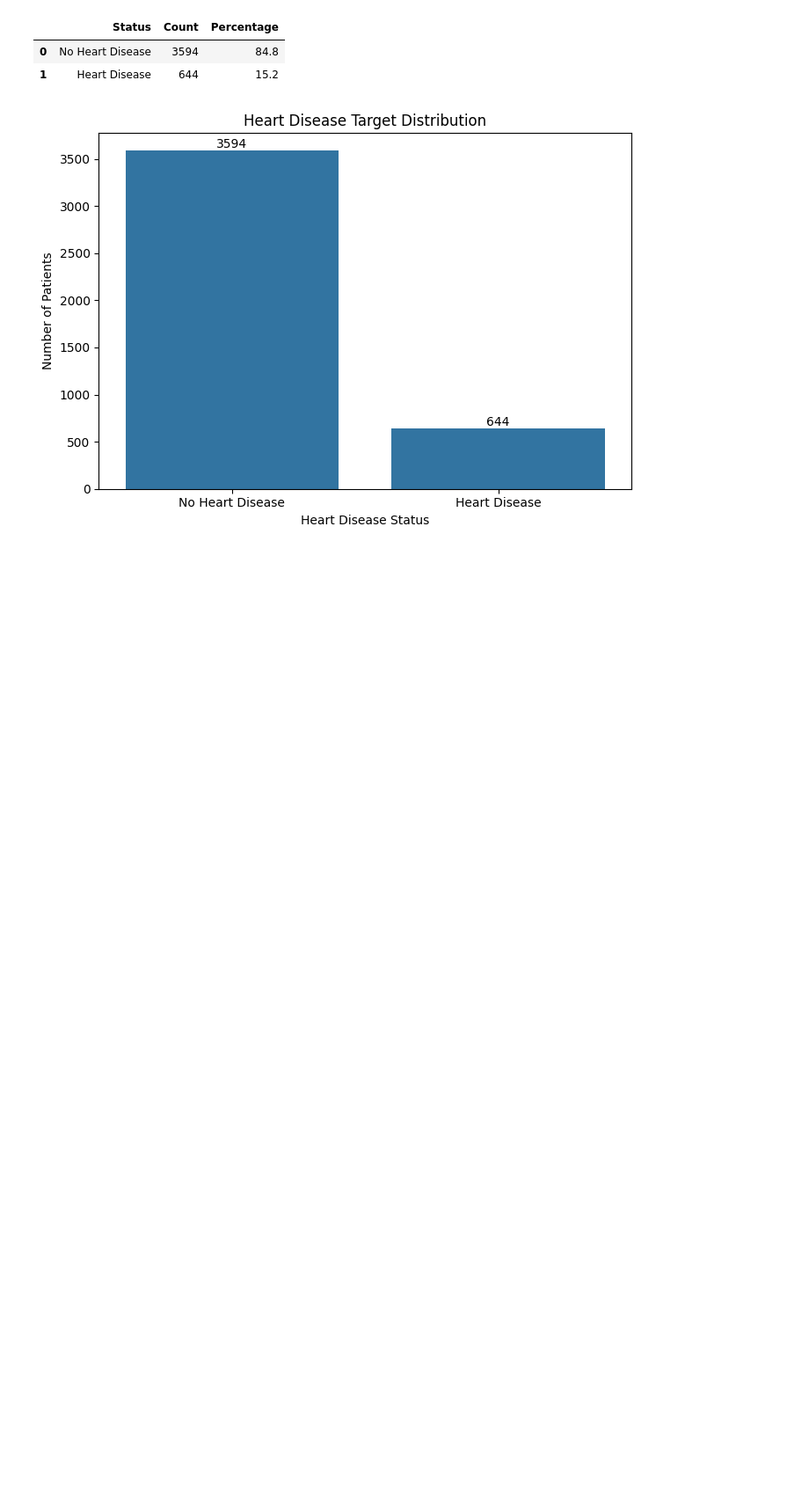
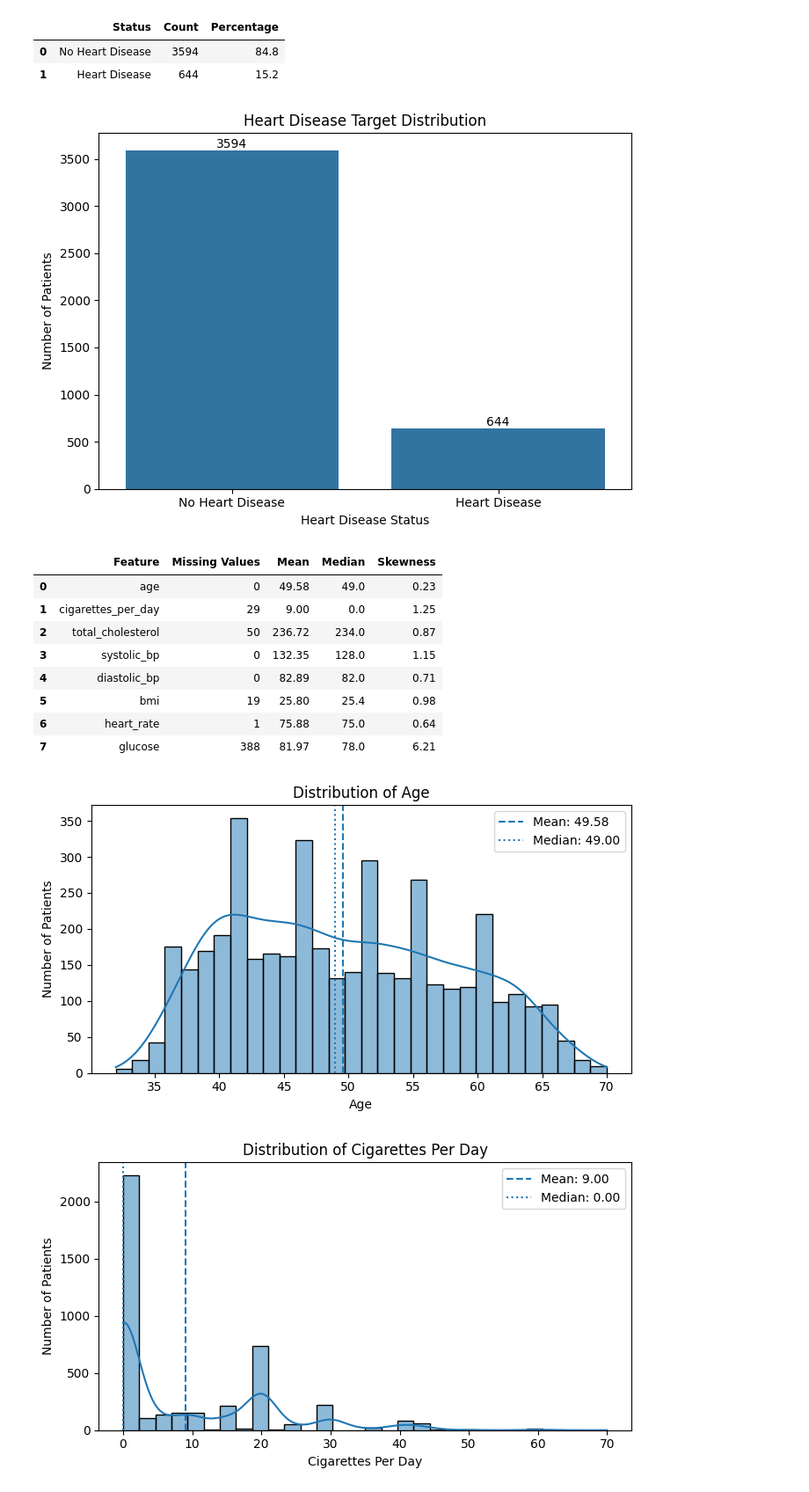
Before and after one commit to SMCodeX7/Heart-Disease-Classification, a Jupyter notebook: notebooks/03-EDA.ipynb, the cells around one changed output. Shown at 88% size. Cells and saved outputs as stored; diff of their text form; code cells hidden in the pictures; blank space fills up the shorter version.

Commit message:
Analyze numerical feature distributions

```diff
--- a/notebooks/03-EDA.ipynb
+++ b/notebooks/03-EDA.ipynb
@@ -96,3 +96,79 @@ plt.show()
 | 0 | No Heart Disease | 3594 | 84.8 |
 | 1 | Heart Disease | 644 | 15.2 |
 [figure]
+# %%
+continuous_columns = [
+    "age",
+    "cigarettes_per_day",
+    "total_cholesterol",
+    "systolic_bp",
+    "diastolic_bp",
+    "bmi",
+    "heart_rate",
+    "glucose"
+]
+
+distribution_summary = pd.DataFrame({
+    "Feature": continuous_columns,
+    "Missing Values": [
+        int(df[column].isna().sum())
+        for column in continuous_columns
+    ],
+    "Mean": [
+        round(df[column].mean(), 2)
+        for column in continuous_columns
+    ],
+    "Median": [
+        round(df[column].median(), 2)
+        for column in continuous_columns
+    ],
+    "Skewness": [
+        round(df[column].skew(), 2)
+        for column in continuous_columns
+    ]
+})
+
+display(distribution_summary)
+
+for column in continuous_columns:
+    plt.figure(figsize=(7, 4))
+
+    sns.histplot(
+        data=df,
+        x=column,
+        bins=30,
+        kde=True
+    )
+
+    plt.axvline(
+        df[column].mean(),
+        linestyle="--",
+        label=f"Mean: {df[column].mean():.2f}"
+    )
+
+    plt.axvline(
+        df[column].median(),
+        linestyle=":",
+        label=f"Median: {df[column].median():.2f}"
+    )
+
+    plt.title(
+        f"Distribution of {column.replace('_', ' ').title()}"
+    )
+    plt.xlabel(column.replace("_", " ").title())
+    plt.ylabel("Number of Patients")
+    plt.legend()
+    plt.tight_layout()
+    plt.show()
+# %% [output]
+|  | Feature | Missing Values | Mean | Median | Skewness |
+| 0 | age | 0 | 49.58 | 49.0 | 0.23 |
+| 1 | cigarettes_per_day | 29 | 9.00 | 0.0 | 1.25 |
+| 2 | total_cholesterol | 50 | 236.72 | 234.0 | 0.87 |
+| 3 | systolic_bp | 0 | 132.35 | 128.0 | 1.15 |
+| 4 | diastolic_bp | 0 | 82.89 | 82.0 | 0.71 |
+| 5 | bmi | 19 | 25.80 | 25.4 | 0.98 |
+| 6 | heart_rate | 1 | 75.88 | 75.0 | 0.64 |
+| 7 | glucose | 388 | 81.97 | 78.0 | 6.21 |
+[figure, added]
+[figure, added]
```
Also changed, not shown: parts of 1 cell of this notebook.
